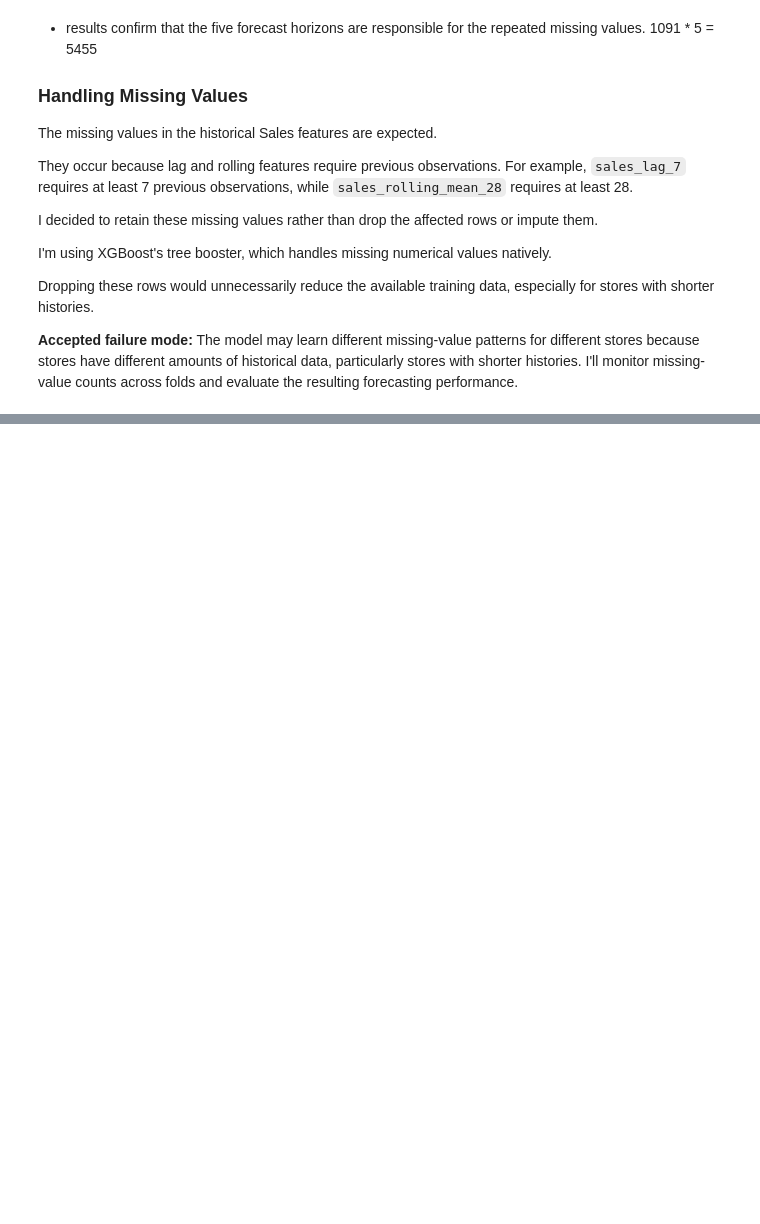
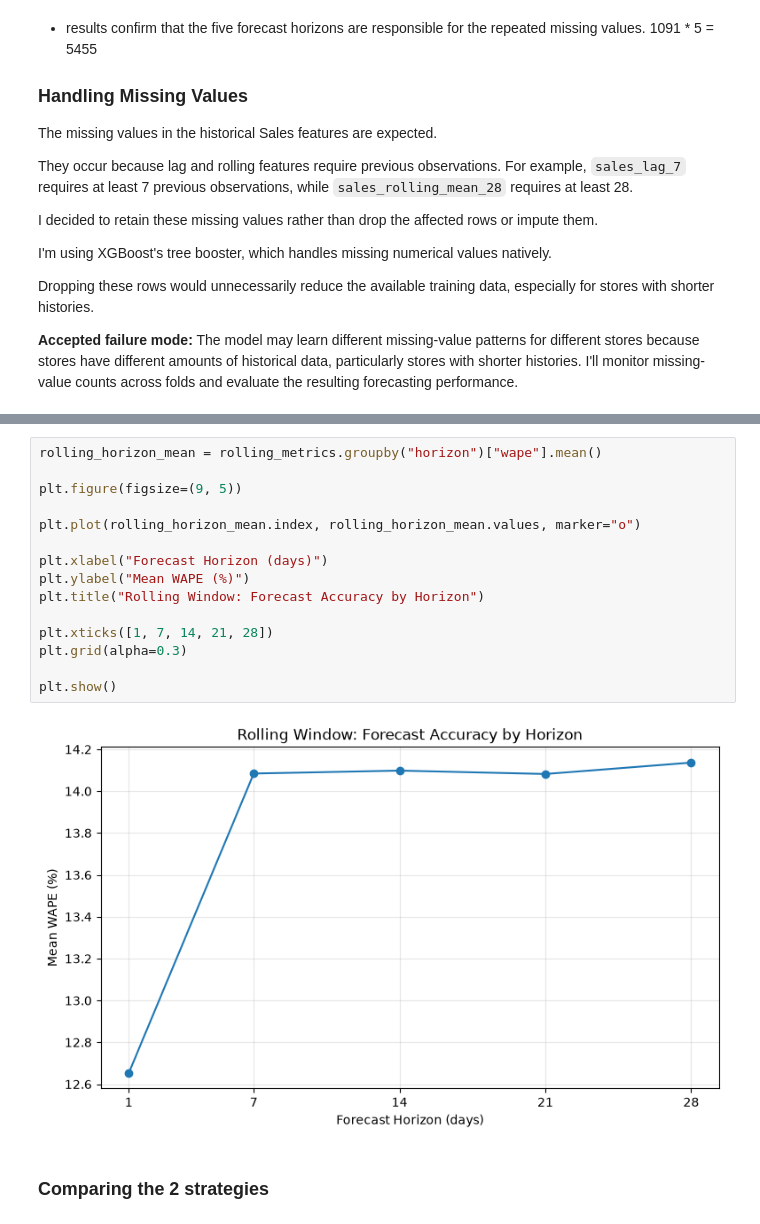
Before and after one commit to div-ops123/rossmann-forecasting-reliability, a Jupyter notebook: notebooks/02_validation_experiments.ipynb, the cells around one changed output, grey strips where cells are left out. Drawn from its saved outputs; the diff is of its cells as text; blank space fills up the shorter version.

```diff
--- a/notebooks/02_validation_experiments.ipynb
+++ b/notebooks/02_validation_experiments.ipynb
@@ -1266,0 +1649,19 @@ y_val = first_fold["validation"]["target_sales"]
+# %%
+rolling_horizon_mean = rolling_metrics.groupby("horizon")["wape"].mean()
+
+plt.figure(figsize=(9, 5))
+
+plt.plot(rolling_horizon_mean.index, rolling_horizon_mean.values, marker="o")
+
+plt.xlabel("Forecast Horizon (days)")
+plt.ylabel("Mean WAPE (%)")
+plt.title("Rolling Window: Forecast Accuracy by Horizon")
+
+plt.xticks([1, 7, 14, 21, 28])
+plt.grid(alpha=0.3)
+
+plt.show()
+# %% [output]
+[figure, added]
+# %% [markdown]
+### Comparing the 2 strategies
```
Also changed, not shown: parts of 34 cells of this notebook, 4 other files.
